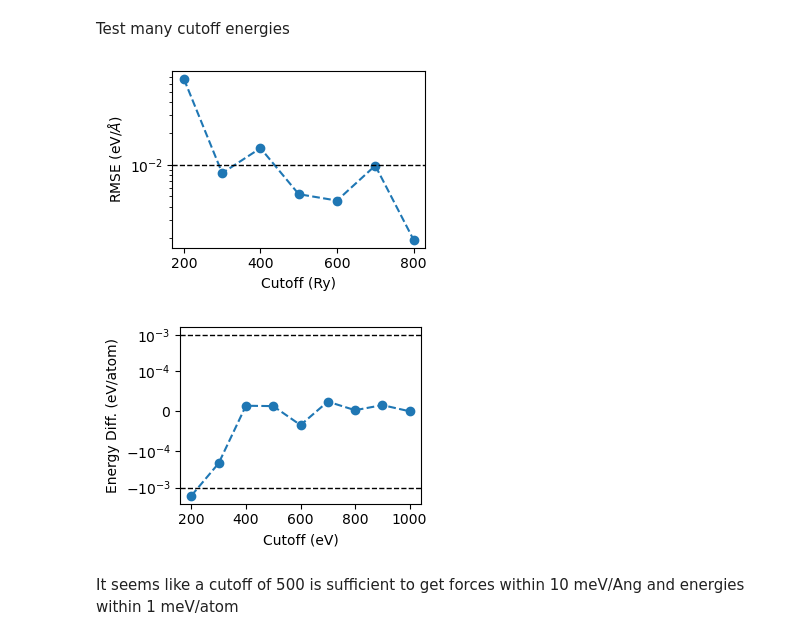
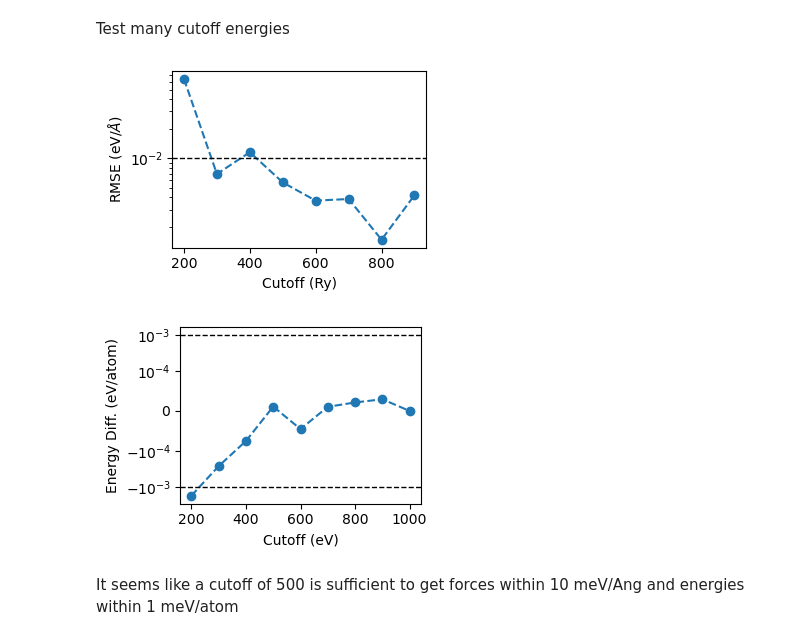
Before and after one commit to exalearn/quantum-chemistry-on-polaris, a Jupyter notebook: cp2k/mt/0_converge-parameters.ipynb, the cells around one changed output. Drawn from its saved outputs; the diff is of its cells as text; code cells hidden in the pictures.

```diff
--- a/cp2k/mt/0_converge-parameters.ipynb
+++ b/cp2k/mt/0_converge-parameters.ipynb
@@ -20,8 +20,8 @@ Configuration
 # %%
 mol_id: int = 1
 xc: str = 'BLYP'
-basis_set: str = 'DZVP-MOLOPT-GTH'
-charge: int = -1
+basis_set: str = 'SZV-MOLOPT-GTH'
+charge: int = 1
 chosen_cutoff: float = 500  # The cutoff used for buffer size tests
 default_buffer: float = 6.  # The buffer size used for the cutoff tests
 results_file = Path('convergence-results.json')
@@ -88,7 +88,7 @@ calc = CP2K(charge=charge,
             uks=charge != 0,
             max_scf=1,
             directory='mt-conv',
-            command='/home/lward/Software/cp2k-2022.2/exe/local_cuda/cp2k_shell.ssmp',
+            command='/home/lward/Software/cp2k-2023.2/exe/local_cuda/cp2k_shell.ssmp',
             stress_tensor=False,
             **cp2k_opts)
 # %%
@@ -157,18 +157,18 @@ for cutoff in tqdm(cutoffs):
 # %%
 fig, ax = plt.subplots(figsize=(3.5, 2.5))
 
 rmse = [np.sqrt(np.power(f - forces[-1], 2).mean()) for f in forces]
-ax.semilogy(cutoffs[:-2], rmse[:-2], '--o')
+ax.semilogy(cutoffs[:-1], rmse[:-1], '--o')
 
 ax.set_xlim(ax.get_xlim())
 ax.plot(ax.get_xlim(), [1e-2]*2, 'k--', lw=1)
 
 ax.set_xlabel('Cutoff (Ry)')
 ax.set_ylabel('RMSE (eV/$\\AA$)')
 fig.tight_layout()
 fig.savefig('figures/cutoff-convergence-forces.png', dpi=320)
 # %% [output]
-[figure, old version]
+[figure, new version]
 # %%
 fig, ax = plt.subplots(figsize=(3.5, 2.5))
 
@@ -185,7 +185,7 @@ ax.set_ylabel('Energy Diff. (eV/atom)')
 fig.tight_layout()
 fig.savefig('figures/cutoff-convergence-energy.png', dpi=320)
 # %% [output]
-[figure, old version]
+[figure, new version]
 # %% [markdown]
 It seems like a cutoff of 500 is sufficient to get forces within 10 meV/Ang and energies within 1 meV/atom
 # %%
```
Also changed, not shown: parts of 3 cells of this notebook, 5 other files.
